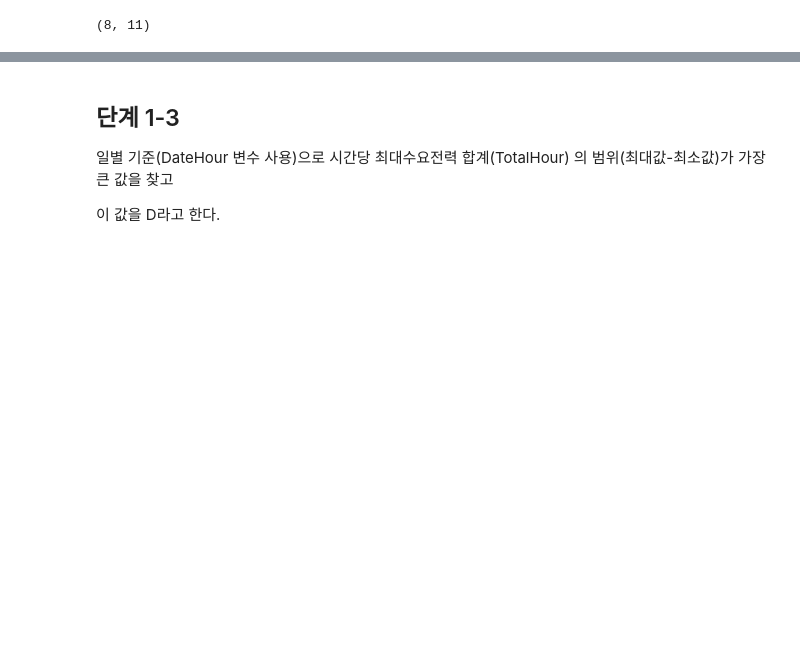
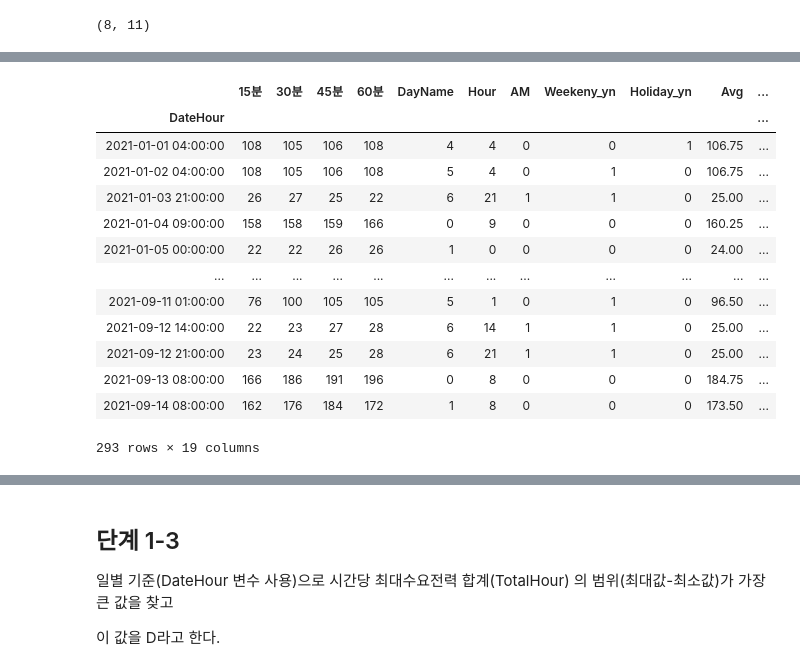
Before and after one commit to sunkusun9/DS_lv3_2609_1, a Jupyter notebook: sec_ds_lv3_prob3_prob.ipynb, the cells around one changed output, grey strips where cells are left out. Cells and saved outputs as stored; diff of their text form; code cells hidden in the pictures; blank space fills up the shorter version.

```diff
--- a/sec_ds_lv3_prob3_prob.ipynb
+++ b/sec_ds_lv3_prob3_prob.ipynb
@@ -543,0 +598,22 @@ dtype: int64
+# %%
+# 방법 2-3
+df_basetable1.loc[
+    df_basetable1.groupby(df_basetable1.index.date)['TotalHour'].agg(
+        lambda x: x.loc[x == x.max()].index
+    ).explode()
+]
+# %% [output]
+|  | 15분 | 30분 | 45분 | 60분 | DayName | Hour | AM | Weekeny_yn | Holiday_yn | Avg | ... |
+| DateHour |  |  |  |  |  |  |  |  |  |  | ... |
+| 2021-01-01 04:00:00 | 108 | 105 | 106 | 108 | 4 | 4 | 0 | 0 | 1 | 106.75 | ... |
+| 2021-01-02 04:00:00 | 108 | 105 | 106 | 108 | 5 | 4 | 0 | 1 | 0 | 106.75 | ... |
+| 2021-01-03 21:00:00 | 26 | 27 | 25 | 22 | 6 | 21 | 1 | 1 | 0 | 25.00 | ... |
+| 2021-01-04 09:00:00 | 158 | 158 | 159 | 166 | 0 | 9 | 0 | 0 | 0 | 160.25 | ... |
+| 2021-01-05 00:00:00 | 22 | 22 | 26 | 26 | 1 | 0 | 0 | 0 | 0 | 24.00 | ... |
+| ... | ... | ... | ... | ... | ... | ... | ... | ... | ... | ... | ... |
+| 2021-09-11 01:00:00 | 76 | 100 | 105 | 105 | 5 | 1 | 0 | 1 | 0 | 96.50 | ... |
+| 2021-09-12 14:00:00 | 22 | 23 | 27 | 28 | 6 | 14 | 1 | 1 | 0 | 25.00 | ... |
+| 2021-09-12 21:00:00 | 23 | 24 | 25 | 28 | 6 | 21 | 1 | 1 | 0 | 25.00 | ... |
+| 2021-09-13 08:00:00 | 166 | 186 | 191 | 196 | 0 | 8 | 0 | 0 | 0 | 184.75 | ... |
+| 2021-09-14 08:00:00 | 162 | 176 | 184 | 172 | 1 | 8 | 0 | 0 | 0 | 173.50 | ... |
+293 rows × 19 columns
```
Also changed, not shown: parts of 56 cells of this notebook.
